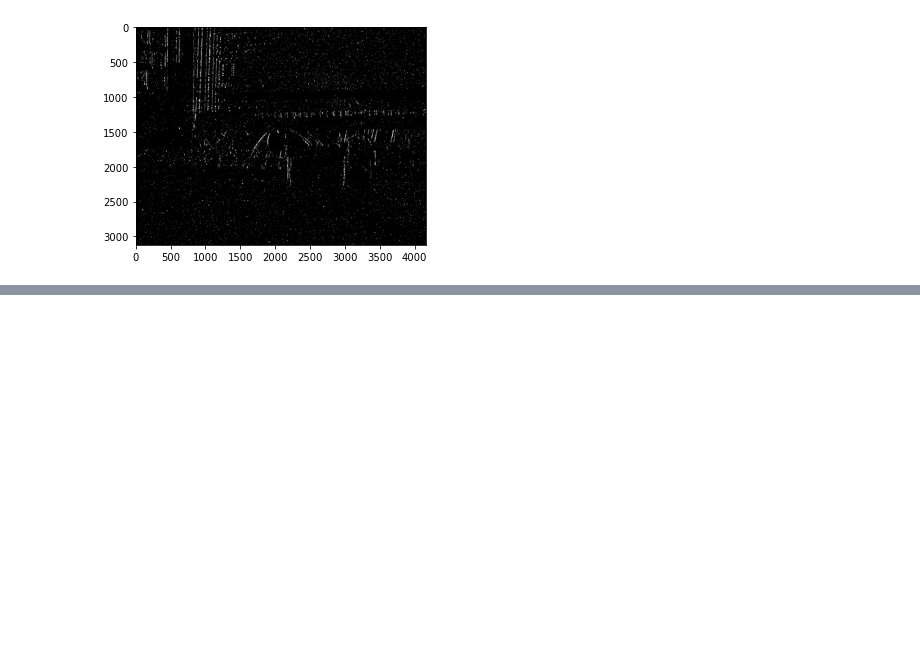
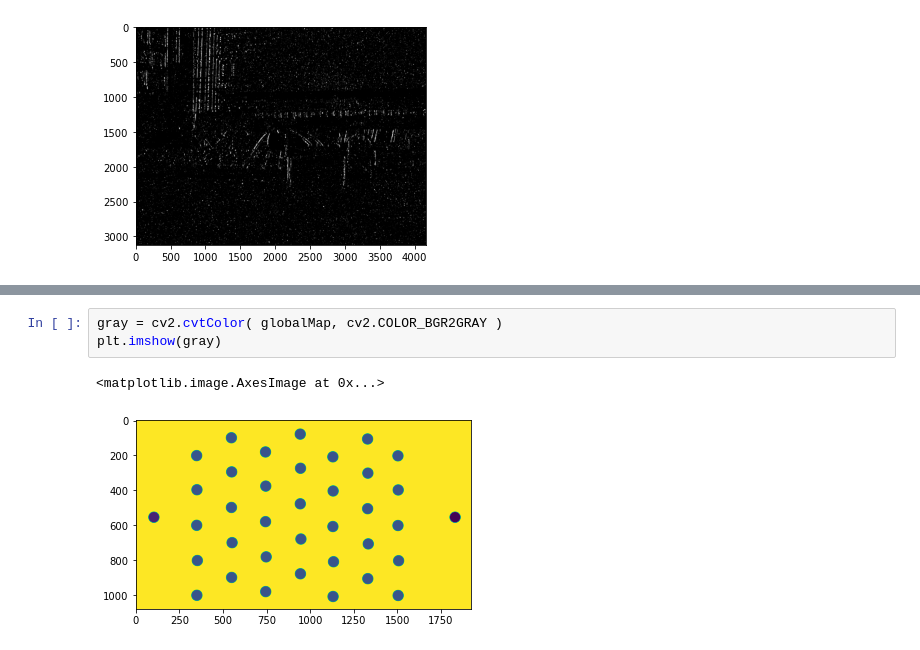
Before and after one commit to ma-he-sh/VisualPerception, a Jupyter notebook: navigation/PerceptionTest.ipynb, the cells around one changed output, grey strips where cells are left out. Cells and saved outputs as stored; diff of their text form; blank space fills up the shorter version.

```diff
--- a/navigation/PerceptionTest.ipynb
+++ b/navigation/PerceptionTest.ipynb
@@ -29,0 +36,6 @@ plt.show()
+# %%
+gray = cv2.cvtColor( globalMap, cv2.COLOR_BGR2GRAY )
+plt.imshow(gray)
+# %% [output]
+<matplotlib.image.AxesImage at 0x...>
+[figure, added]
```
Also changed, not shown: parts of 9 cells of this notebook, 8 other files.
